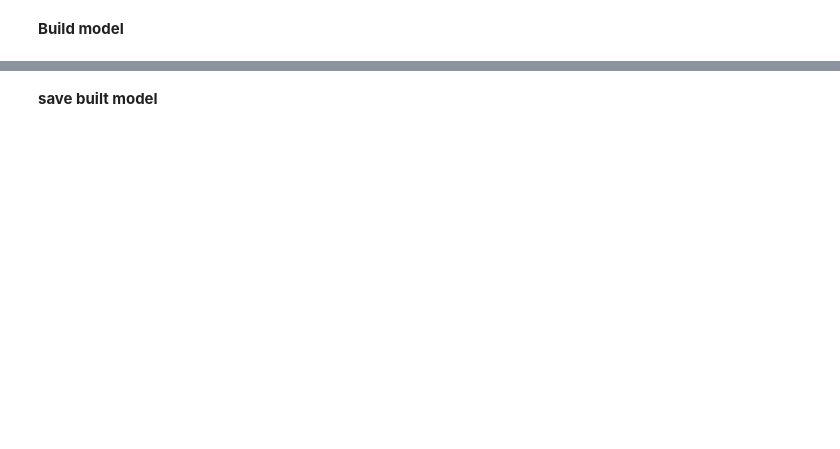
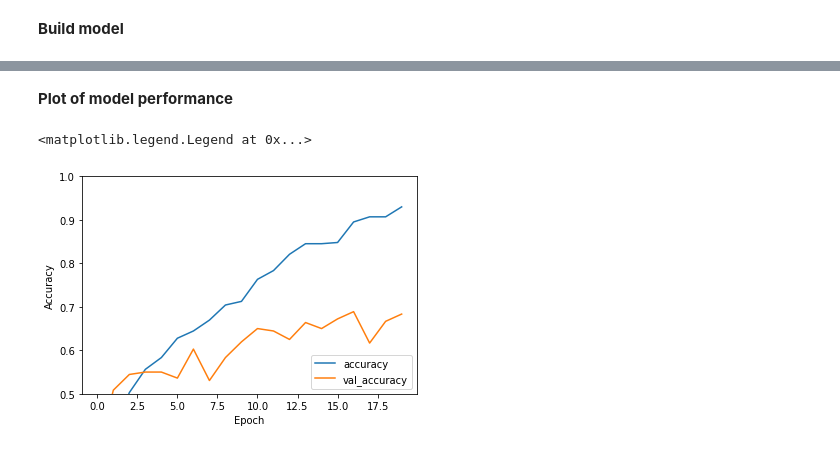
Before and after one commit to sakaxo/tensorflow_with_django_model_notebook, a Jupyter notebook: animal_classification_note_book.ipynb, the cells around one changed output, grey strips where cells are left out. Drawn from its saved outputs; the diff is of its cells as text; code cells hidden in the pictures; blank space fills up the shorter version.

```diff
--- a/animal_classification_note_book.ipynb
+++ b/animal_classification_note_book.ipynb
@@ -61,0 +96,2 @@ X = X/255.0
+# %%
+model.fit(X, y, epochs=10,validation_split=0.2,)
@@ -73,0 +128,22 @@ model_f.compile(optimizer='adam',
+# %%
+modelC = keras.Sequential(name ="convModel")
+
+modelC.add(layers.Conv2D(124, (3, 3), activation='relu', input_shape=(img_size,img_size,1), name="Conv1"))
+modelC.add(layers.MaxPooling2D((2, 2), name='maxpool1'))
+modelC.add(layers.Dropout(0.2, name='dropout1'),)
+
+modelC.add(layers.Conv2D(64, (3, 3), activation='relu', name="Conv2"))
+# modelC.add(layers.Dropout(0.2, name='dropout2'),)
+modelC.add(layers.MaxPooling2D((2, 2), name='maxpool2'))
+
+modelC.add(layers.Conv2D(32, (3, 3), activation='relu', name="Conv3"))
+modelC.add(layers.MaxPooling2D((2, 2), name='maxpool3'))
+modelC.add(layers.Dropout(0.2, name='dropout3'),)
+
+modelC.add(layers.Flatten(name="Flatten"))
+
+modelC.add(layers.Dense(64, activation='relu', name='Dense1'))
+# modelC.add(layers.Dropout(0.1, name='dropout4'),)
+model.add(layers.Dense(32, activation='relu', name='Dense2'))
+
+modelC.add(layers.Dense(3,activation='softmax', name='outputDense'))
@@ -74 +172,5 @@ model_f.compile(optimizer='adam',
+# %%
+modelC.compile(optimizer='adam',
+              loss=tf.keras.losses.SparseCategoricalCrossentropy(from_logits=True),
+              metrics=['accuracy'])
 # %% [markdown]
@@ -76,3 +178,3 @@ model_f.compile(optimizer='adam',
 # %%
-model_f.fit(X, y, epochs=10,validation_split=0.3,)
+history=modelC.fit(X, y, epochs=20,validation_split=0.2,)
 # %% [output]
@@ -100,3 +198,15 @@ Epoch 10/10
-# %% [markdown]
-**save built model**
+# %% [markdown]
+**Plot of model performance**
+# %%
+plt.plot(history.history['accuracy'], label='accuracy')
+plt.plot(history.history['val_accuracy'], label = 'val_accuracy')
+plt.xlabel('Epoch')
+plt.ylabel('Accuracy')
+plt.ylim([0.5, 1])
+plt.legend(loc='lower right')
+
+#test_loss, test_acc = model.evaluate(test_images,  test_labels, verbose=2)
+# %% [output]
+<matplotlib.legend.Legend at 0x...>
+[figure, added]
 # %%
```
Also changed, not shown: parts of 20 cells of this notebook.
